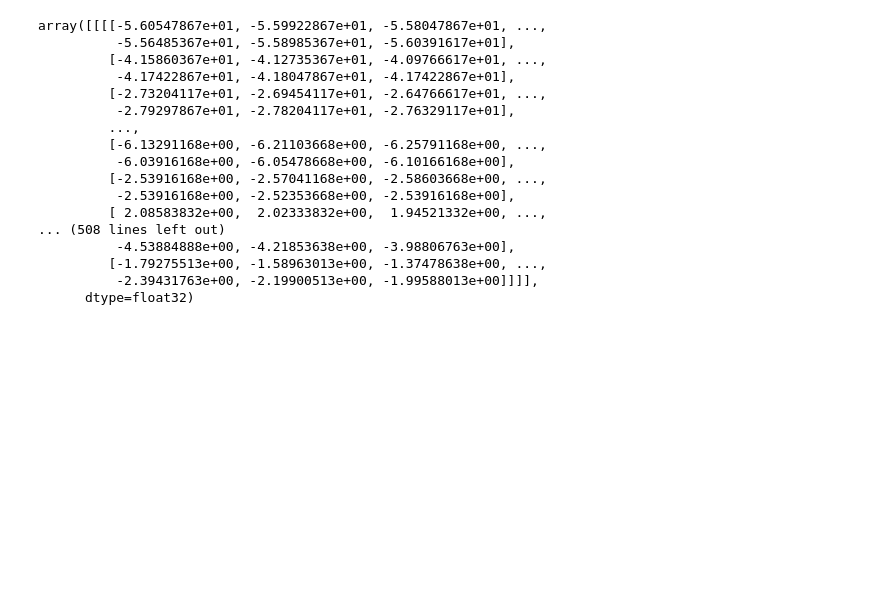
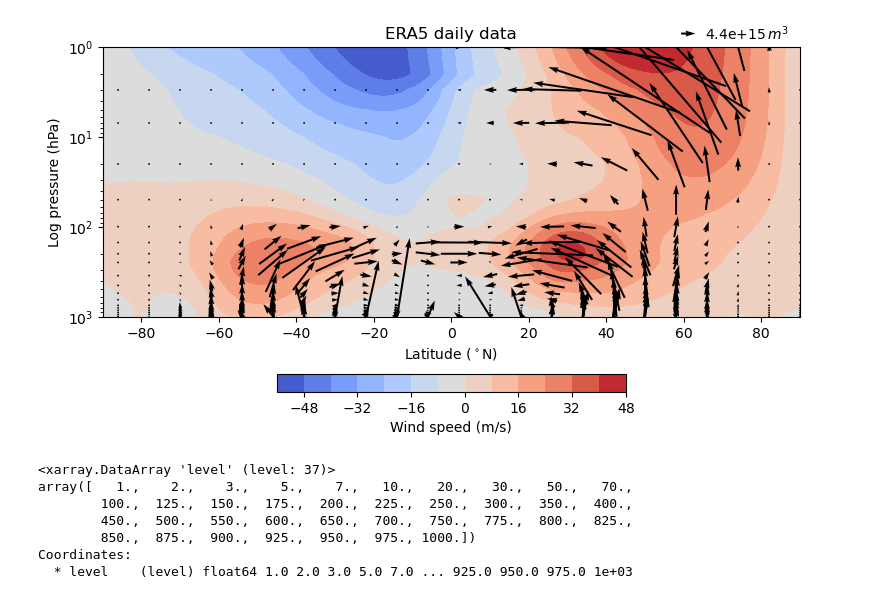
Before and after one commit to Caturrell/eddy_feedback, a Jupyter notebook: EPflux/epfluxes.ipynb, the cells around one changed output. Cells and saved outputs as stored; diff of their text form; code cells hidden in the pictures; blank space fills up the shorter version.

```diff
--- a/EPflux/epfluxes.ipynb
+++ b/EPflux/epfluxes.ipynb
@@ -2,0 +11,8 @@ import xarray as xr
+# %%
+# era5
+ds = xr.open_mfdataset('/gws/nopw/j04/arctic_connect/cturrell/era5_data/era5daily_djf_epfluxes.nc',
+                       parallel=True, chunks={'time': 31})
+
+rename_vars = {'latitude': 'lat', 'longitude':'lon'}
+ds = ds.rename(rename_vars)
+ds.level
@@ -3,21 +33,16 @@ import xarray as xr
+# %%
+ef.nakamura_plot_DJF(ds, label='ERA5')
+# %% [output]
+[figure, added]
 # %%
+# jra55
 ds = xr.open_dataset('/home/users/cturrell/documents/eddy_feedback/daily_datasets/jra55_djf_ep.nc')
-ds.u.values
+ds.level
 # %% [output]
-array([[[[-5.60547867e+01, -5.59922867e+01, -5.58047867e+01, ...,
-          -5.56485367e+01, -5.58985367e+01, -5.60391617e+01],
-         [-4.15860367e+01, -4.12735367e+01, -4.09766617e+01, ...,
-          -4.17422867e+01, -4.18047867e+01, -4.17422867e+01],
-         [-2.73204117e+01, -2.69454117e+01, -2.64766617e+01, ...,
-          -2.79297867e+01, -2.78204117e+01, -2.76329117e+01],
-         ...,
-         [-6.13291168e+00, -6.21103668e+00, -6.25791168e+00, ...,
-          -6.03916168e+00, -6.05478668e+00, -6.10166168e+00],
-         [-2.53916168e+00, -2.57041168e+00, -2.58603668e+00, ...,
-          -2.53916168e+00, -2.52353668e+00, -2.53916168e+00],
-         [ 2.08583832e+00,  2.02333832e+00,  1.94521332e+00, ...,
-... (508 lines left out)
-          -4.53884888e+00, -4.21853638e+00, -3.98806763e+00],
-         [-1.79275513e+00, -1.58963013e+00, -1.37478638e+00, ...,
-          -2.39431763e+00, -2.19900513e+00, -1.99588013e+00]]]],
-      dtype=float32)
+<xarray.DataArray 'level' (level: 37)>
+array([   1.,    2.,    3.,    5.,    7.,   10.,   20.,   30.,   50.,   70.,
+        100.,  125.,  150.,  175.,  200.,  225.,  250.,  300.,  350.,  400.,
+        450.,  500.,  550.,  600.,  650.,  700.,  750.,  775.,  800.,  825.,
+        850.,  875.,  900.,  925.,  950.,  975., 1000.])
+Coordinates:
+  * level    (level) float64 1.0 2.0 3.0 5.0 7.0 ... 925.0 950.0 975.0 1e+03
```
Also changed, not shown: parts of 4 cells of this notebook, 4 other files.
